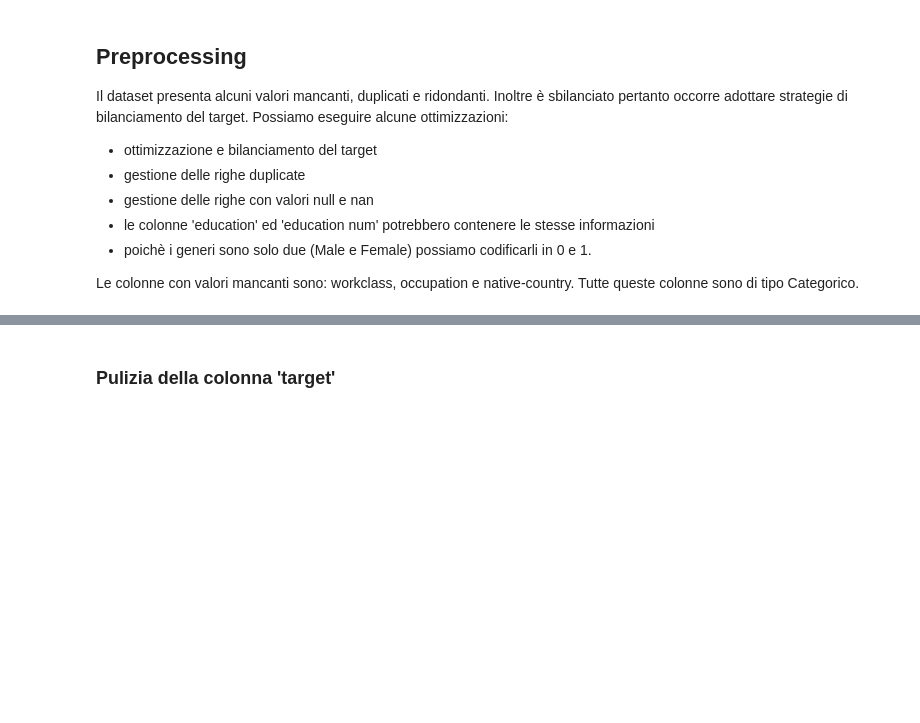
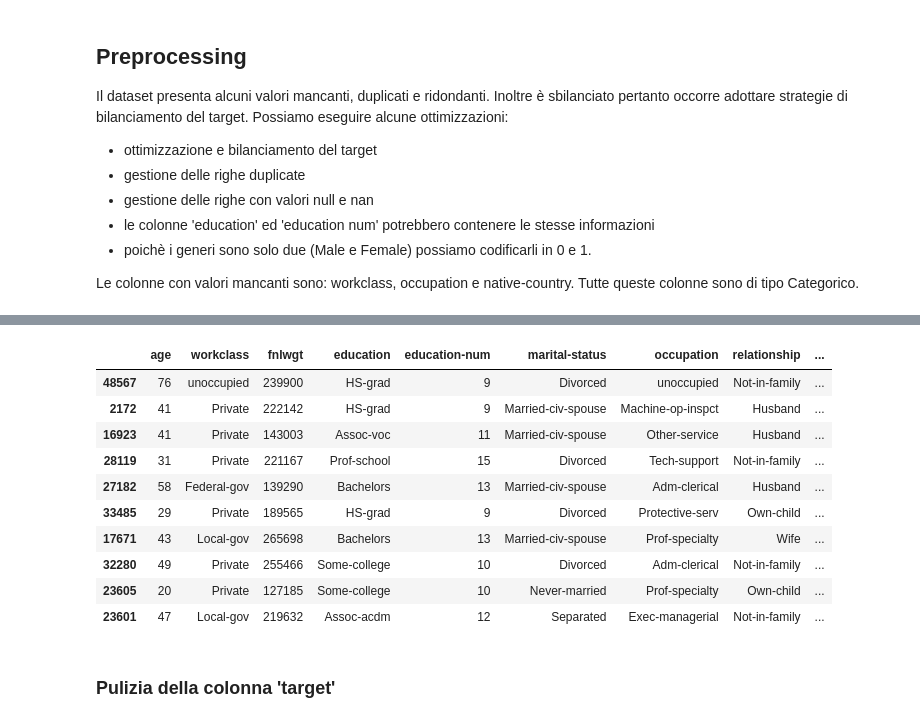
Before and after one commit to NicoSanse/ML_Project, a Jupyter notebook: Project.ipynb, the cells around one changed output, grey strips where cells are left out. Drawn from its saved outputs; the diff is of its cells as text; code cells hidden in the pictures; blank space fills up the shorter version.

```diff
--- a/Project.ipynb
+++ b/Project.ipynb
@@ -291,3 +510,19 @@ Le colonne con valori mancanti sono: workclass, occupation e native-country. Tut
+# %%
+# stampiamp alcune righe a caso del dataset
+
+df.sample(10)
+# %% [output]
+|  | age | workclass | fnlwgt | education | education-num | marital-status | occupation | relationship | ... |
+| 48567 | 76 | unoccupied | 239900 | HS-grad | 9 | Divorced | unoccupied | Not-in-family | ... |
+| 2172 | 41 | Private | 222142 | HS-grad | 9 | Married-civ-spouse | Machine-op-inspct | Husband | ... |
+| 16923 | 41 | Private | 143003 | Assoc-voc | 11 | Married-civ-spouse | Other-service | Husband | ... |
+| 28119 | 31 | Private | 221167 | Prof-school | 15 | Divorced | Tech-support | Not-in-family | ... |
+| 27182 | 58 | Federal-gov | 139290 | Bachelors | 13 | Married-civ-spouse | Adm-clerical | Husband | ... |
+| 33485 | 29 | Private | 189565 | HS-grad | 9 | Divorced | Protective-serv | Own-child | ... |
+| 17671 | 43 | Local-gov | 265698 | Bachelors | 13 | Married-civ-spouse | Prof-specialty | Wife | ... |
+| 32280 | 49 | Private | 255466 | Some-college | 10 | Divorced | Adm-clerical | Not-in-family | ... |
+| 23605 | 20 | Private | 127185 | Some-college | 10 | Never-married | Prof-specialty | Own-child | ... |
+| 23601 | 47 | Local-gov | 219632 | Assoc-acdm | 12 | Separated | Exec-managerial | Not-in-family | ... |
 # %% [markdown]
 ### Pulizia della colonna 'target'
 # %% [markdown]
```
Also changed, not shown: parts of 59 cells of this notebook, 4 other files.
